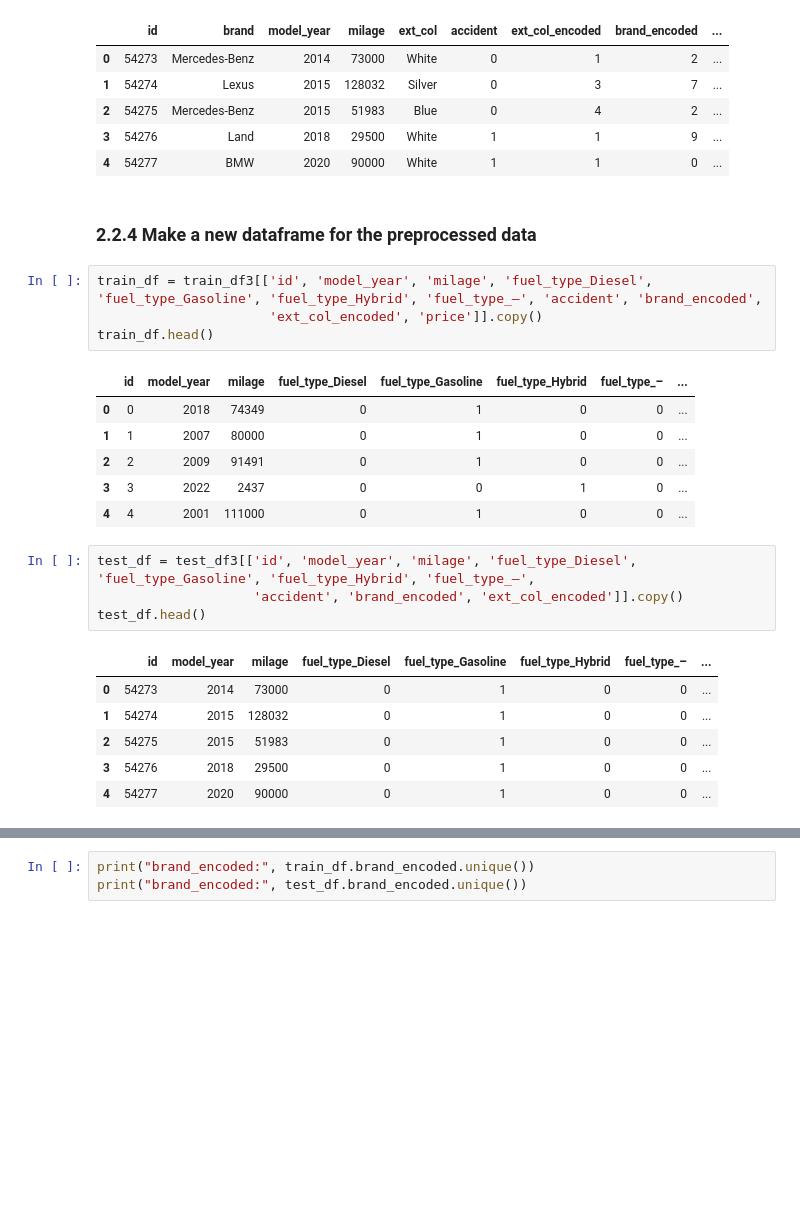
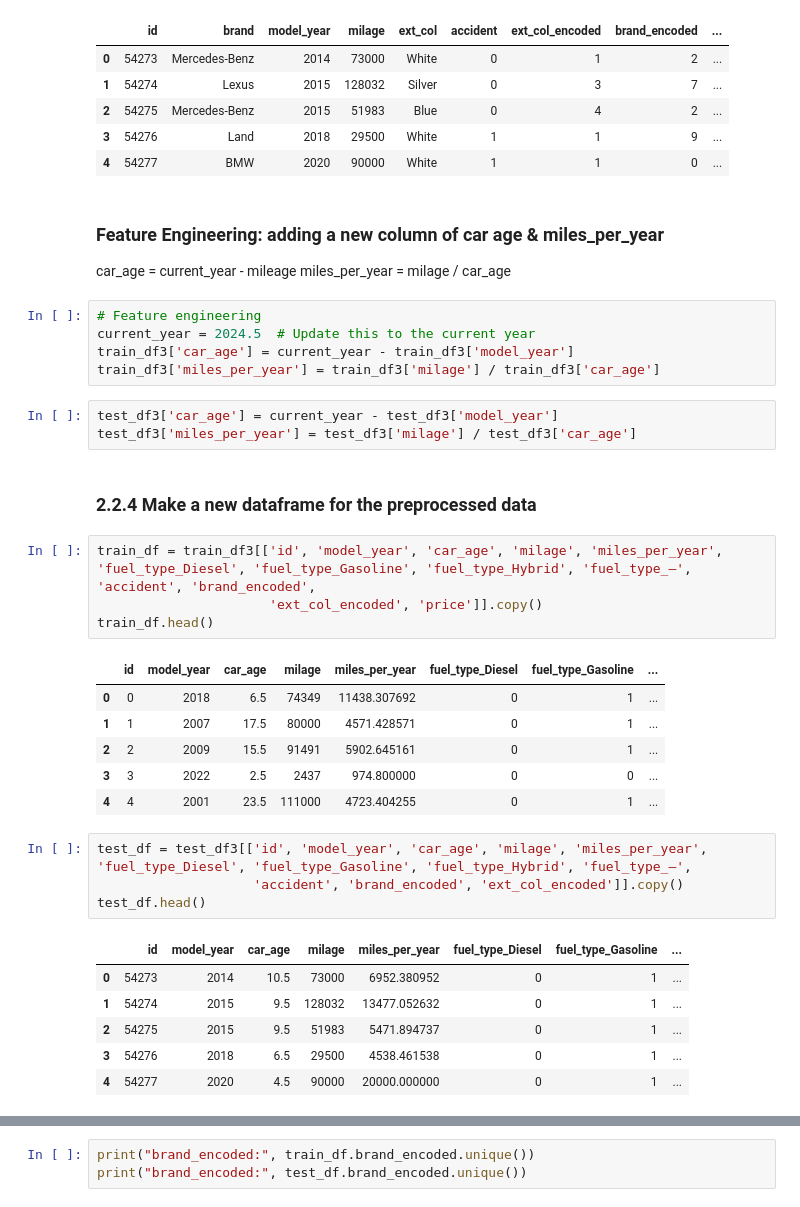
Before and after one commit to sseantheg/Car-Price-Prediction-with-XGBoost, a Jupyter notebook: Car Price Prediction with XGBoost.ipynb, the cells around one changed output, grey strips where cells are left out. Saved outputs shown, nothing was run; the diff lists cells and outputs as text; blank space fills up the shorter version.

Commit message:
feature engineering & xgb selection, lr sche.

```diff
--- a/Car Price Prediction with XGBoost.ipynb
+++ b/Car Price Prediction with XGBoost.ipynb
@@ -549,27 +549,39 @@ test_df3.head()
 | 2 | 54275 | Mercedes-Benz | 2015 | 51983 | Blue | 0 | 4 | 2 | ... |
 | 3 | 54276 | Land | 2018 | 29500 | White | 1 | 1 | 9 | ... |
 | 4 | 54277 | BMW | 2020 | 90000 | White | 1 | 1 | 0 | ... |
+# %% [markdown]
+### Feature Engineering: adding a new column of car age & miles_per_year
+car_age = current_year - mileage
+miles_per_year = milage / car_age
+# %%
+# Feature engineering
+current_year = 2024.5  # Update this to the current year
+train_df3['car_age'] = current_year - train_df3['model_year']
+train_df3['miles_per_year'] = train_df3['milage'] / train_df3['car_age']
+# %%
+test_df3['car_age'] = current_year - test_df3['model_year']
+test_df3['miles_per_year'] = test_df3['milage'] / test_df3['car_age']
 # %% [markdown]
 ### 2.2.4 Make a new dataframe for the preprocessed data
 # %%
-train_df = train_df3[['id', 'model_year', 'milage', 'fuel_type_Diesel', 'fuel_type_Gasoline', 'fuel_type_Hybrid', 'fuel_type_–', 'accident', 'brand_encoded',
+train_df = train_df3[['id', 'model_year', 'car_age', 'milage', 'miles_per_year', 'fuel_type_Diesel', 'fuel_type_Gasoline', 'fuel_type_Hybrid', 'fuel_type_–', 'accident', 'brand_encoded',
                       'ext_col_encoded', 'price']].copy()
 train_df.head()
 # %% [output]
-|  | id | model_year | milage | fuel_type_Diesel | fuel_type_Gasoline | fuel_type_Hybrid | fuel_type_– | ... |
-| 0 | 0 | 2018 | 74349 | 0 | 1 | 0 | 0 | ... |
-| 1 | 1 | 2007 | 80000 | 0 | 1 | 0 | 0 | ... |
-| 2 | 2 | 2009 | 91491 | 0 | 1 | 0 | 0 | ... |
-| 3 | 3 | 2022 | 2437 | 0 | 0 | 1 | 0 | ... |
-| 4 | 4 | 2001 | 111000 | 0 | 1 | 0 | 0 | ... |
+|  | id | model_year | car_age | milage | miles_per_year | fuel_type_Diesel | fuel_type_Gasoline | ... |
+| 0 | 0 | 2018 | 6.5 | 74349 | 11438.307692 | 0 | 1 | ... |
+| 1 | 1 | 2007 | 17.5 | 80000 | 4571.428571 | 0 | 1 | ... |
+| 2 | 2 | 2009 | 15.5 | 91491 | 5902.645161 | 0 | 1 | ... |
+| 3 | 3 | 2022 | 2.5 | 2437 | 974.800000 | 0 | 0 | ... |
+| 4 | 4 | 2001 | 23.5 | 111000 | 4723.404255 | 0 | 1 | ... |
 # %%
-test_df = test_df3[['id', 'model_year', 'milage', 'fuel_type_Diesel', 'fuel_type_Gasoline', 'fuel_type_Hybrid', 'fuel_type_–',
+test_df = test_df3[['id', 'model_year', 'car_age', 'milage', 'miles_per_year', 'fuel_type_Diesel', 'fuel_type_Gasoline', 'fuel_type_Hybrid', 'fuel_type_–',
                     'accident', 'brand_encoded', 'ext_col_encoded']].copy()
 test_df.head()
 # %% [output]
-|  | id | model_year | milage | fuel_type_Diesel | fuel_type_Gasoline | fuel_type_Hybrid | fuel_type_– | ... |
-| 0 | 54273 | 2014 | 73000 | 0 | 1 | 0 | 0 | ... |
-| 1 | 54274 | 2015 | 128032 | 0 | 1 | 0 | 0 | ... |
-| 2 | 54275 | 2015 | 51983 | 0 | 1 | 0 | 0 | ... |
-| 3 | 54276 | 2018 | 29500 | 0 | 1 | 0 | 0 | ... |
-| 4 | 54277 | 2020 | 90000 | 0 | 1 | 0 | 0 | ... |
+|  | id | model_year | car_age | milage | miles_per_year | fuel_type_Diesel | fuel_type_Gasoline | ... |
+| 0 | 54273 | 2014 | 10.5 | 73000 | 6952.380952 | 0 | 1 | ... |
+| 1 | 54274 | 2015 | 9.5 | 128032 | 13477.052632 | 0 | 1 | ... |
+| 2 | 54275 | 2015 | 9.5 | 51983 | 5471.894737 | 0 | 1 | ... |
+| 3 | 54276 | 2018 | 6.5 | 29500 | 4538.461538 | 0 | 1 | ... |
+| 4 | 54277 | 2020 | 4.5 | 90000 | 20000.000000 | 0 | 1 | ... |
```
Also changed, not shown: parts of 10 cells of this notebook.
